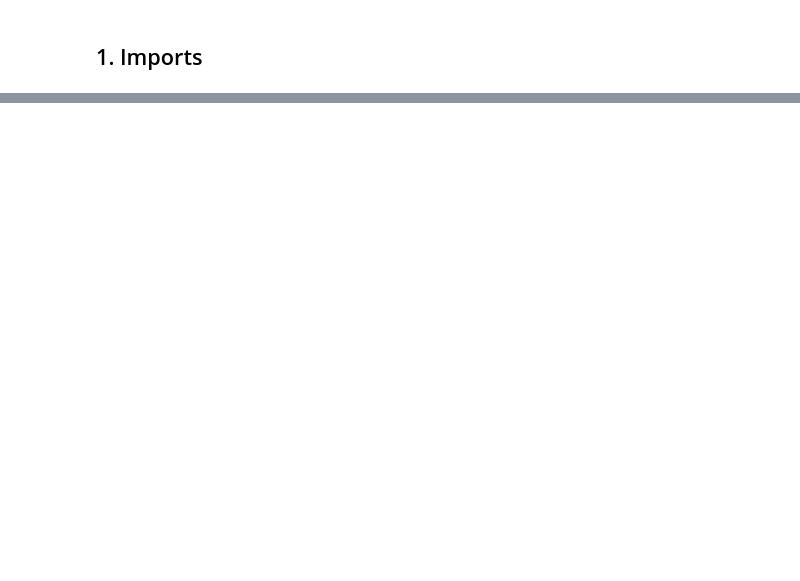
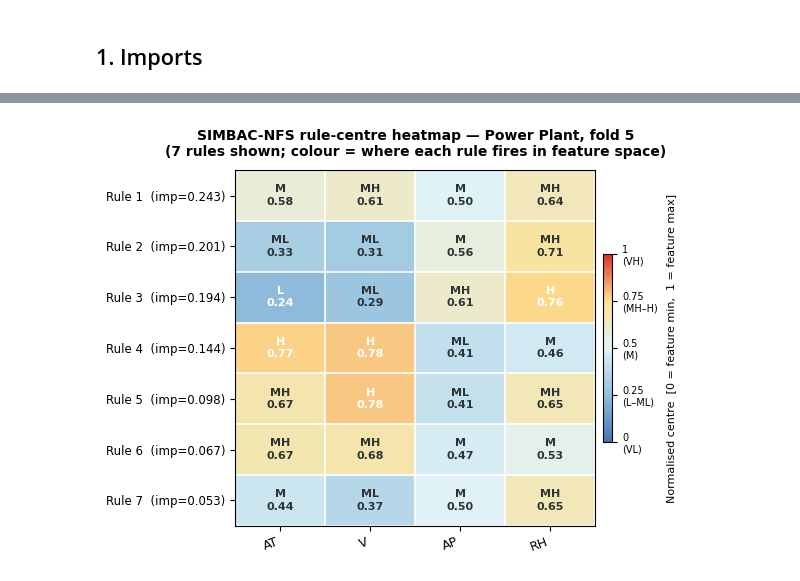
Before and after one commit to HafsaaOuifak/SimBAC-NFS, a Jupyter notebook: demo.ipynb, the cells around one changed output, grey strips where cells are left out. Cells and saved outputs as stored; diff of their text form; code cells hidden in the pictures; blank space fills up the shorter version.

```diff
--- a/demo.ipynb
+++ b/demo.ipynb
@@ -204,0 +549,66 @@ print("=" * 42)
+# %%
+import matplotlib.colors as mcolors
+
+LING_POOL = ["VL", "L", "ML", "M", "MH", "H", "VH"]
+
+def ling_label(v):
+    idx = int(round(float(v) * (len(LING_POOL) - 1)))
+    return LING_POOL[max(0, min(idx, len(LING_POOL) - 1))]
+
+
+TOP_K       = 7
+n_show      = min(TOP_K, last_model.n_rules)
+centers     = last_model.centers_[:n_show]          # (n_show, n_feat)
+importances = last_model.compression_meta_["retained_cluster_importance"][:n_show]
+feat_labels = last_feat
+n_feat      = len(feat_labels)
+
+cmap = mcolors.LinearSegmentedColormap.from_list(
+    "bwr_soft",
+    ["#4575b4", "#91bfdb", "#e0f3f8", "#fee090", "#d73027"],
+    N=256,
+)
+
+fig, ax = plt.subplots(figsize=(max(6, n_feat * 1.0), max(3, n_show * 0.65)))
+
+im = ax.imshow(centers, cmap=cmap, vmin=0, vmax=1, aspect="auto")
+
+for r in range(n_show):
+    for f in range(n_feat):
+        c   = float(centers[r, f])
+        lbl = ling_label(c)
+        tc  = "white" if (c < 0.25 or c > 0.75) else "#2d3436"
+        ax.text(f, r, f"{lbl}\n{c:.2f}",
+                ha="center", va="center",
+                fontsize=8, color=tc, fontweight="bold",
+                linespacing=1.3)
+
+ax.set_xticks(range(n_feat))
+ax.set_xticklabels(feat_labels, fontsize=9, rotation=20, ha="right")
+ax.set_yticks(range(n_show))
+ax.set_yticklabels(
+    [f"Rule {r+1}  (imp={importances[r]:.3f})" for r in range(n_show)],
+    fontsize=8.5,
+)
+
+for x in range(-1, n_feat):
+    ax.axvline(x + 0.5, color="white", linewidth=1.2)
+for y in range(-1, n_show):
+    ax.axhline(y + 0.5, color="white", linewidth=1.2)
+
+cbar = fig.colorbar(im, ax=ax, fraction=0.025, pad=0.02)
+cbar.set_label("Normalised centre  [0 = feature min,  1 = feature max]",
+               fontsize=8, labelpad=6)
+cbar.set_ticks([0, 0.25, 0.5, 0.75, 1.0])
+cbar.set_ticklabels(["0\n(VL)", "0.25\n(L–ML)", "0.5\n(M)",
+                     "0.75\n(MH–H)", "1\n(VH)"], fontsize=7)
+
+ax.set_title(
+    f"SIMBAC-NFS rule-centre heatmap — Power Plant, fold 5\n"
+    f"({n_show} rules shown; colour = where each rule fires in feature space)",
+    fontsize=10, fontweight="bold", pad=10,
+)
+plt.tight_layout()
+plt.show()
+# %% [output]
+[figure, added]
```
Also changed, not shown: parts of 44 cells of this notebook, 8 other files.
